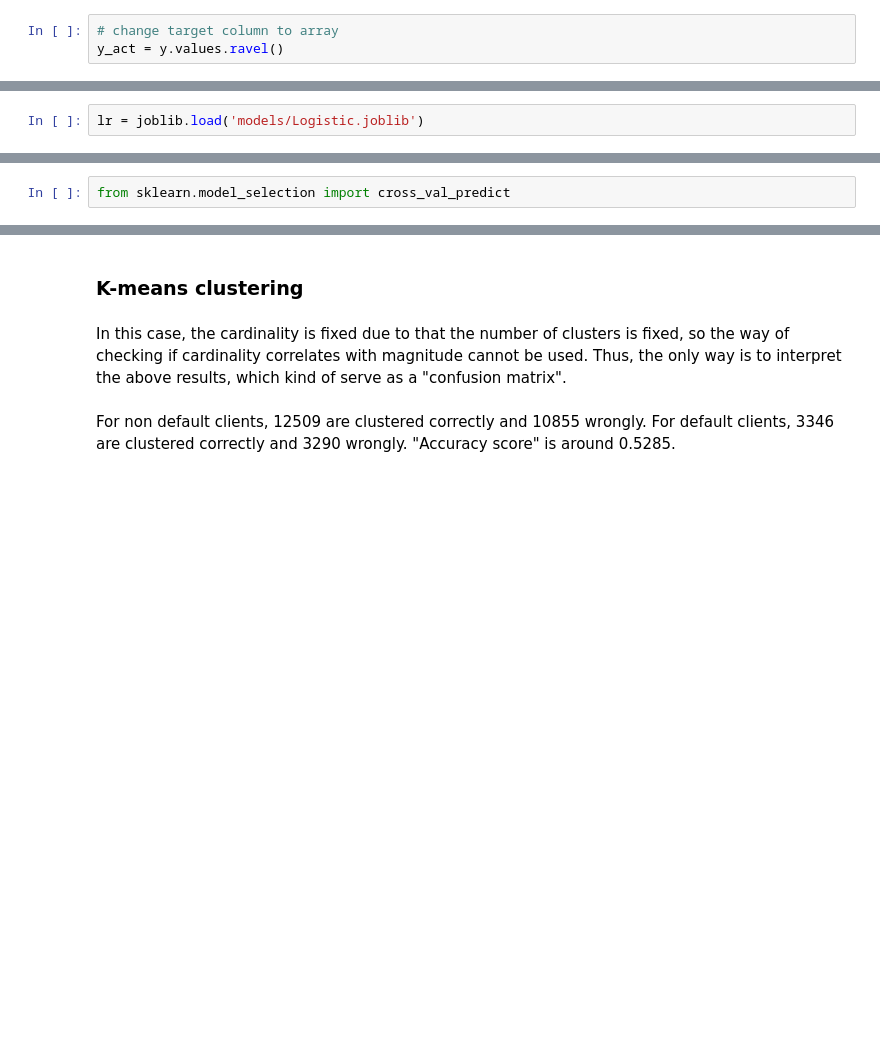
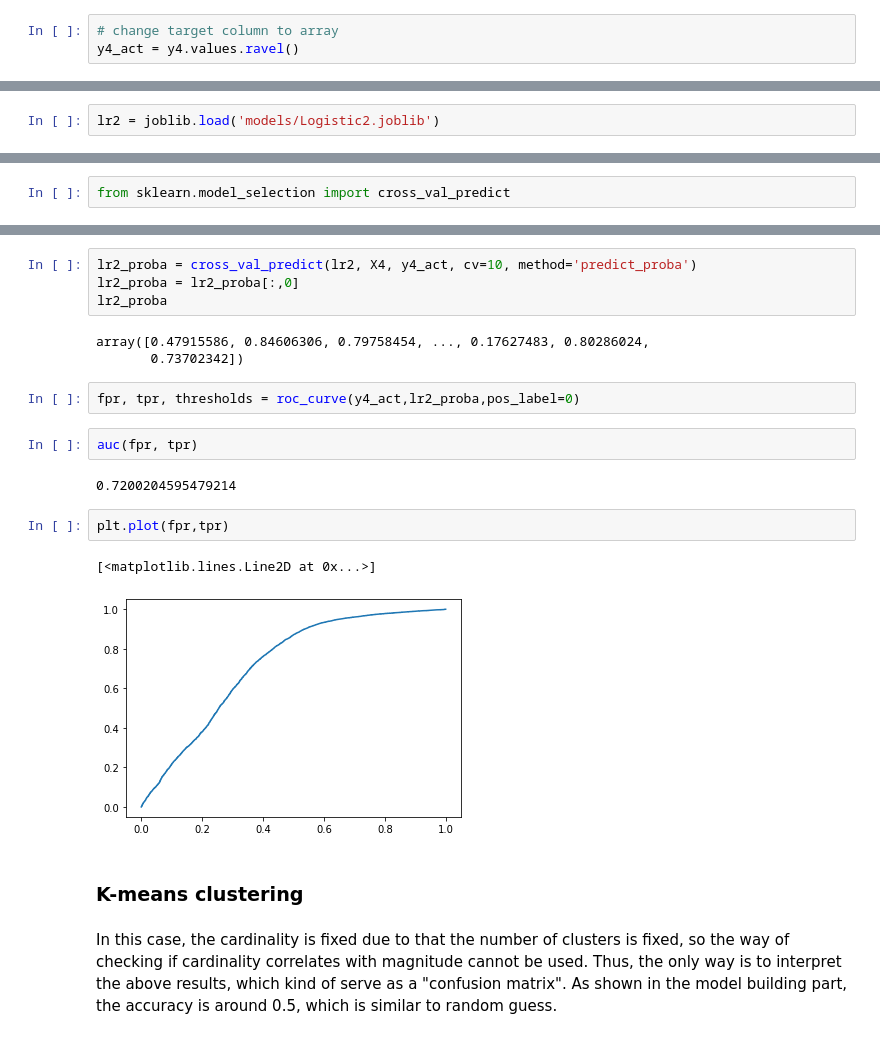
Before and after one commit to gerald-liu/credit-card-default-prediction, a Jupyter notebook: notebook.ipynb, the cells around one changed output, grey strips where cells are left out. Saved outputs shown, nothing was run; the diff lists cells and outputs as text; blank space fills up the shorter version.

```diff
--- a/notebook.ipynb
+++ b/notebook.ipynb
@@ -426,4 +770,4 @@ lr
 # %%
 # change target column to array
-y_act = y.values.ravel()
+y4_act = y4.values.ravel()
 # %%
@@ -439,7 +787,7 @@ joblib.dump(lr, 'models/Logistic.joblib')
 # For Google Colab only
 # lr_file = files.upload()
 # %%
-lr = joblib.load('models/Logistic.joblib')
+lr2 = joblib.load('models/Logistic2.joblib')
 # %% [markdown]
 ### K-means clustering
 # %%
@@ -562,6 +1095,22 @@ print(classification_report(y, lr_pred))
+# %%
+lr2_proba = cross_val_predict(lr2, X4, y4_act, cv=10, method='predict_proba')
+lr2_proba = lr2_proba[:,0]
+lr2_proba
+# %% [output]
+array([0.47915586, 0.84606306, 0.79758454, ..., 0.17627483, 0.80286024,
+       0.73702342])
+# %%
+fpr, tpr, thresholds = roc_curve(y4_act,lr2_proba,pos_label=0)
+# %%
+auc(fpr, tpr)
+# %% [output]
+0.7200204595479214
+# %%
+plt.plot(fpr,tpr)
+# %% [output]
+[<matplotlib.lines.Line2D at 0x...>]
+[figure, added]
 # %% [markdown]
 ### K-means clustering
 # %% [markdown]
-In this case, the cardinality is fixed due to that the number of clusters is fixed, so the way of checking if cardinality correlates with magnitude cannot be used. Thus, the only way is to interpret the above results, which kind of serve as a "confusion matrix".
+In this case, the cardinality is fixed due to that the number of clusters is fixed, so the way of checking if cardinality correlates with magnitude cannot be used. Thus, the only way is to interpret the above results, which kind of serve as a "confusion matrix". As shown in the model building part, the accuracy is around 0.5, which is similar to random guess.
-# %% [markdown]
-For non default clients, 12509 are clustered correctly and 10855 wrongly. For default clients, 3346 are clustered correctly and 3290 wrongly. "Accuracy score" is around 0.5285.
```
Also changed, not shown: parts of 118 cells of this notebook.
